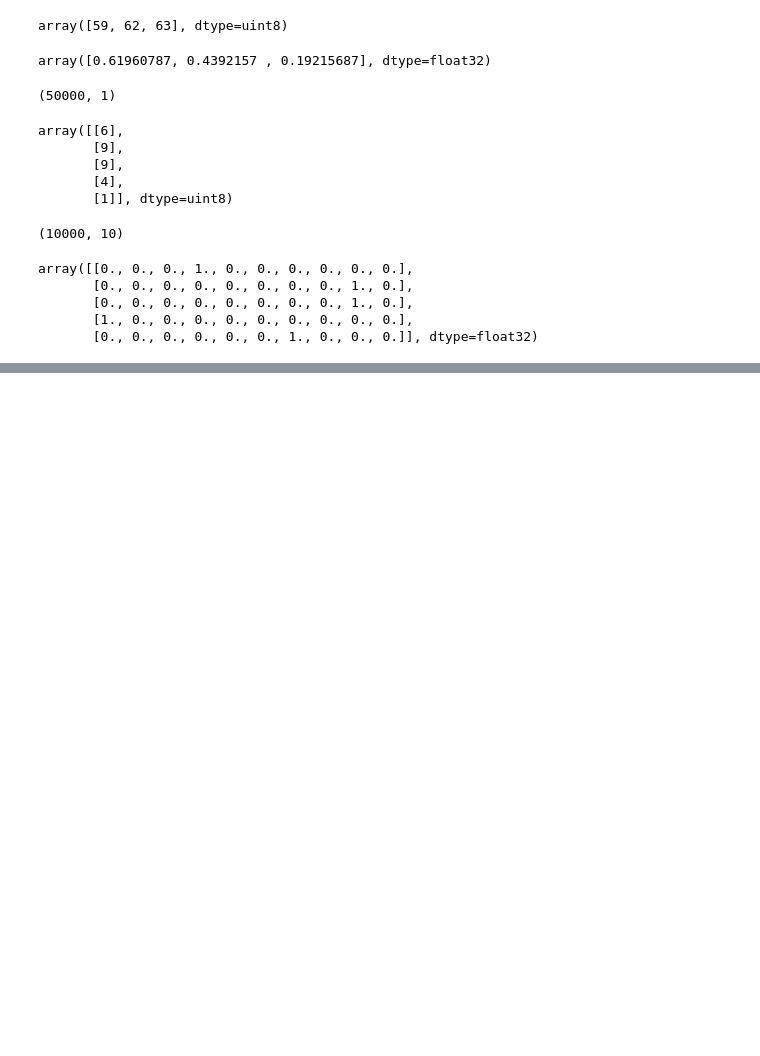
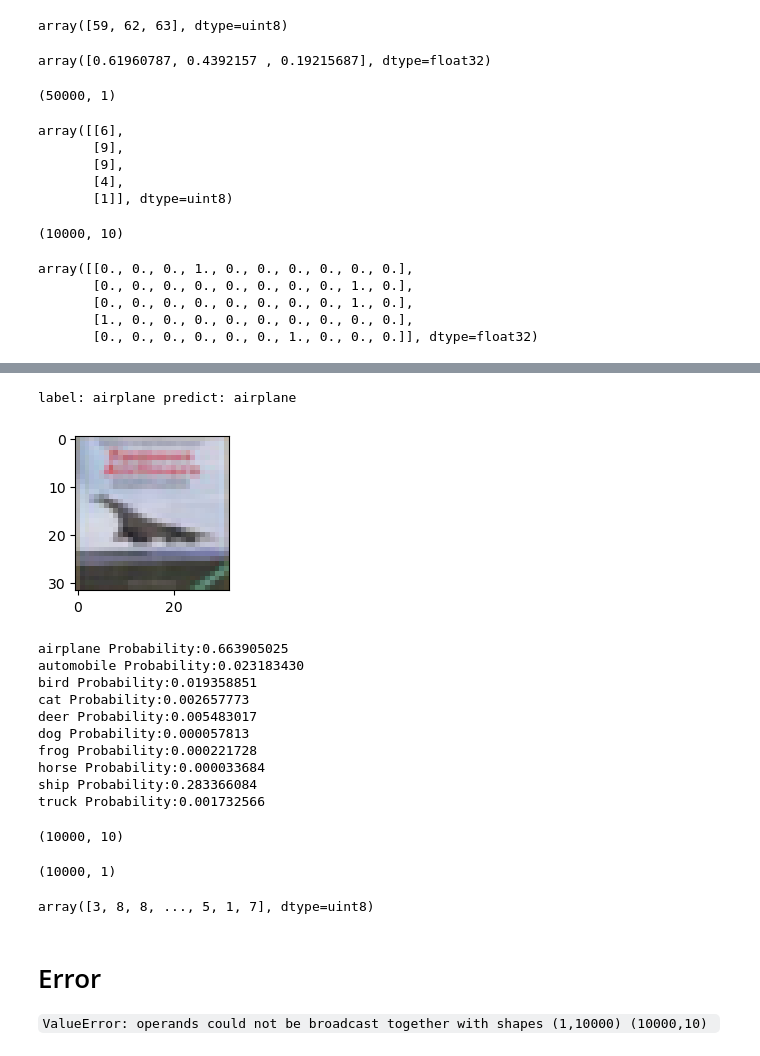
Before and after one commit to OohelloworldoO/Practical-Applications-of-Artificial-Intelligence, a Jupyter notebook: Machine Learning(ML)/Convolutional Neural Network(CNN)/CIFAR-10 using CNN.ipynb, the cells around one changed output, grey strips where cells are left out. Saved outputs shown, nothing was run; the diff lists cells and outputs as text; code cells hidden in the pictures; blank space fills up the shorter version.

```diff
--- a/Machine Learning(ML)/Convolutional Neural Network(CNN)/CIFAR-10 using CNN.ipynb
+++ b/Machine Learning(ML)/Convolutional Neural Network(CNN)/CIFAR-10 using CNN.ipynb
@@ -133,0 +334,30 @@ array([[0., 0., 0., 1., 0., 0., 0., 0., 0., 0.],
+# %%
+show_Predicted_Probability(y_label_test.argmax(axis=1), prediction.argmax(axis=1), x_img_test, Predicted_Probability, 3)
+# %% [output]
+label: airplane predict: airplane
+[figure, added]
+airplane Probability:0.663905025
+automobile Probability:0.023183430
+bird Probability:0.019358851
+cat Probability:0.002657773
+deer Probability:0.005483017
+dog Probability:0.000057813
+frog Probability:0.000221728
+horse Probability:0.000033684
+ship Probability:0.283366084
+truck Probability:0.001732566
+# %%
+prediction.shape
+# %% [output]
+(10000, 10)
+# %%
+y_label_test.shape
+# %% [output]
+(10000, 1)
+# %%
+y_label_test.reshape(-1)
+# %% [output]
+array([3, 8, 8, ..., 5, 1, 7], dtype=uint8)
+# %% [markdown]
+# Error
+`ValueError: operands could not be broadcast together with shapes (1,10000) (10000,10) `
```
Also changed, not shown: parts of 15 cells of this notebook.
